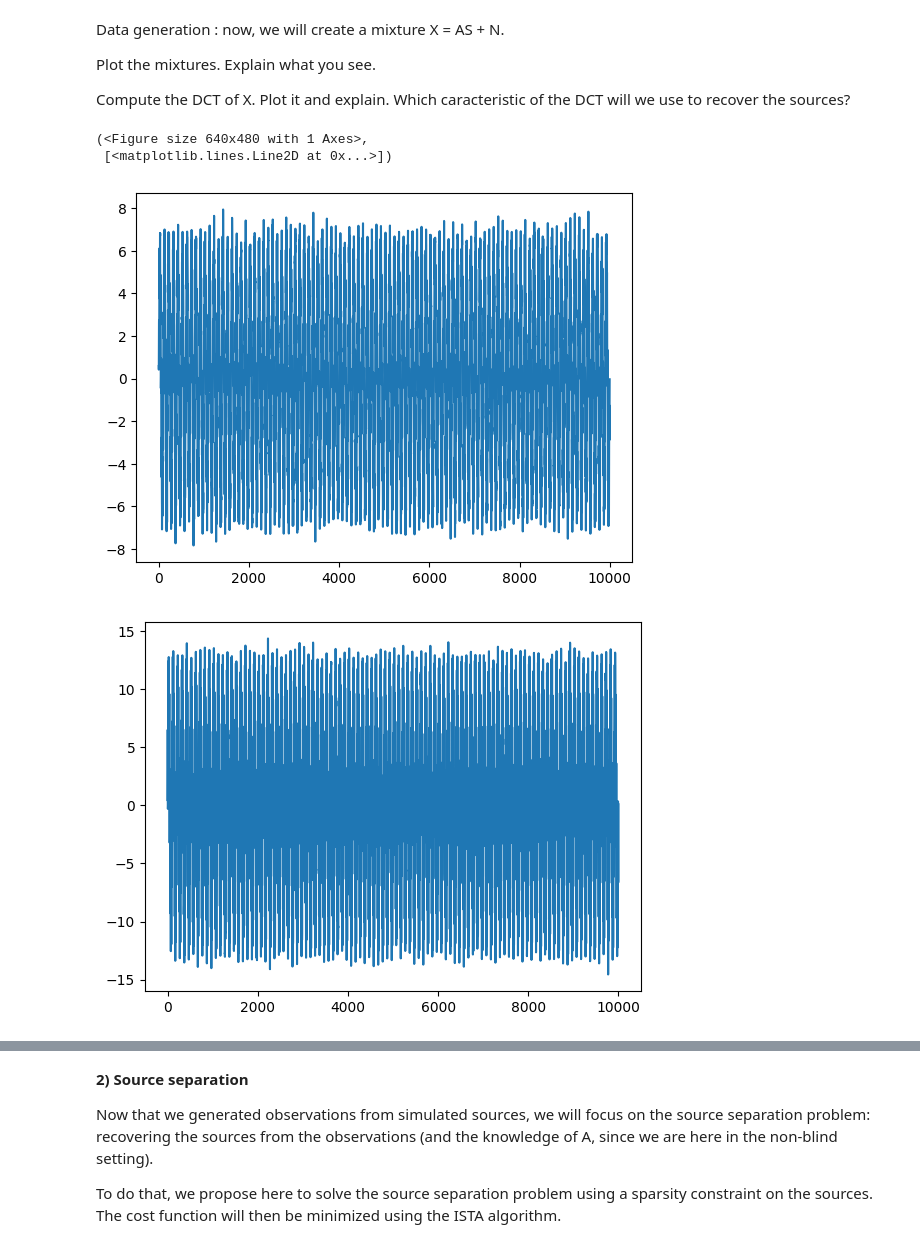
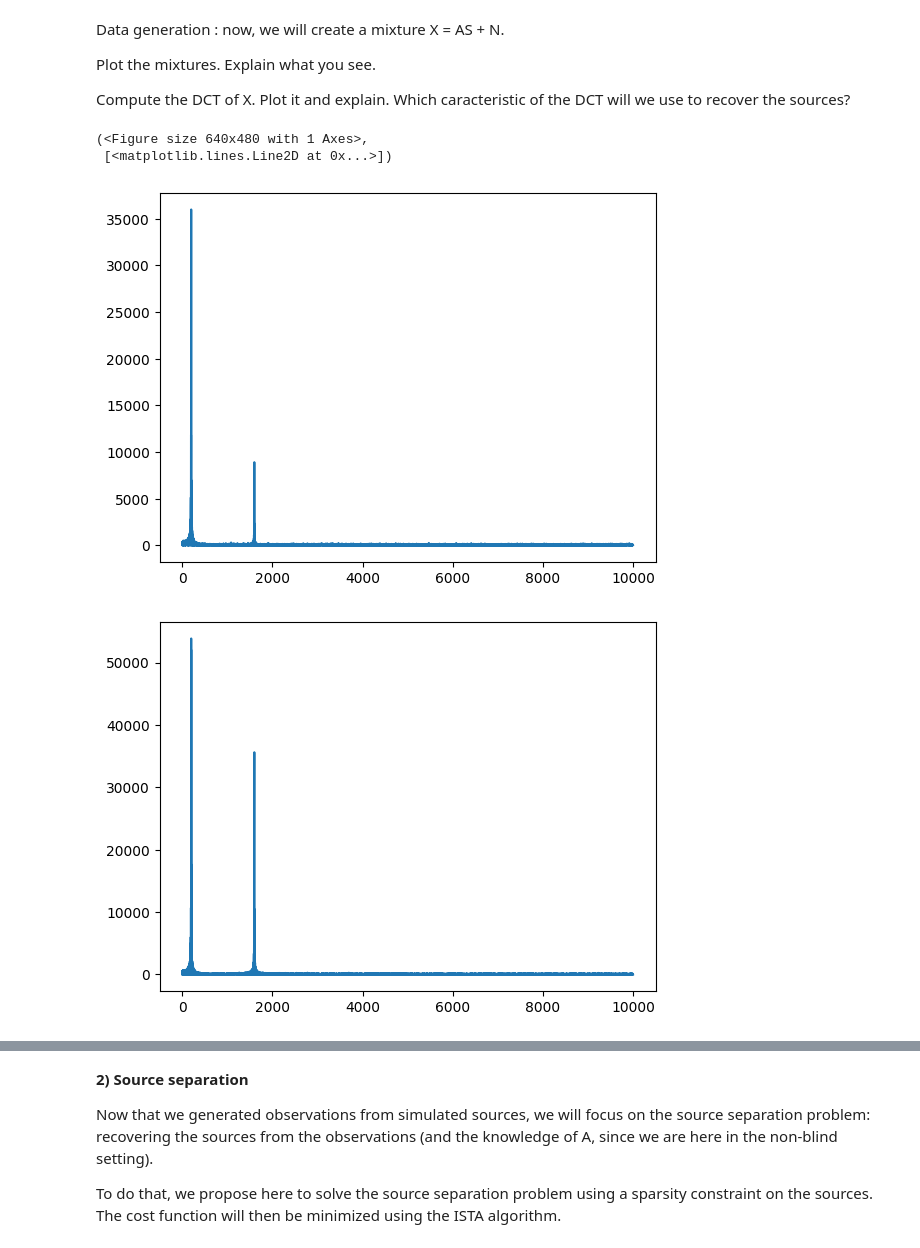
Before and after one commit to lmcastanedame/IMA207_TP1_Hyperspectral-Imaging, a Jupyter notebook: TP1_IMA207_CASTANEDA_Laura.ipynb, the cells around one changed output, grey strips where cells are left out. Saved outputs shown, nothing was run; the diff lists cells and outputs as text; code cells hidden in the pictures.

```diff
--- a/TP1_IMA207_CASTANEDA_Laura.ipynb
+++ b/TP1_IMA207_CASTANEDA_Laura.ipynb
@@ -155,23 +251,24 @@ Data generation : now, we will create a mixture X = AS + N.
 Plot the mixtures. Explain what you see.
 
 Compute the DCT of X. Plot it and explain. Which caracteristic of the DCT will we use to recover the sources?
+# %%
+S = np.zeros((2,t))
+S[0,:] = 10*np.sin(2*np.pi*0.05*x_abs)
+S[1,:] = 5*np.sin(2*np.pi*0.4*x_abs)
 # %%
 A = np.array([[0.5547002 , 0.24253563],
        [0.83205029, 0.9701425 ]]) # You can try other A values, but the columns must have a unitary norm.
 
 X = A@S
 X = X + 0.5*np.random.randn(np.shape(X)[0],np.shape(X)[1])# You can try other noise values
 
-plt.figure(),plt.plot(X[0,:])
-plt.figure(),plt.plot(X[1,:])
-
 # Transformation into the DCT domain
 Xf = sff.dct(X)
 
-plt.figure(),plt.plot(Xf[0,:])
-plt.figure(),plt.plot(Xf[1,:])
+plt.figure(),plt.plot(abs(Xf[0,:]))
+plt.figure(),plt.plot(abs(Xf[1,:]))
 # %% [output]
 (<Figure size 640x480 with 1 Axes>,
  [<matplotlib.lines.Line2D at 0x...>])
-[figure, old version]
+[figure, new version]
-[figure, old version]
+[figure, new version]
```
Also changed, not shown: parts of 36 cells of this notebook.
